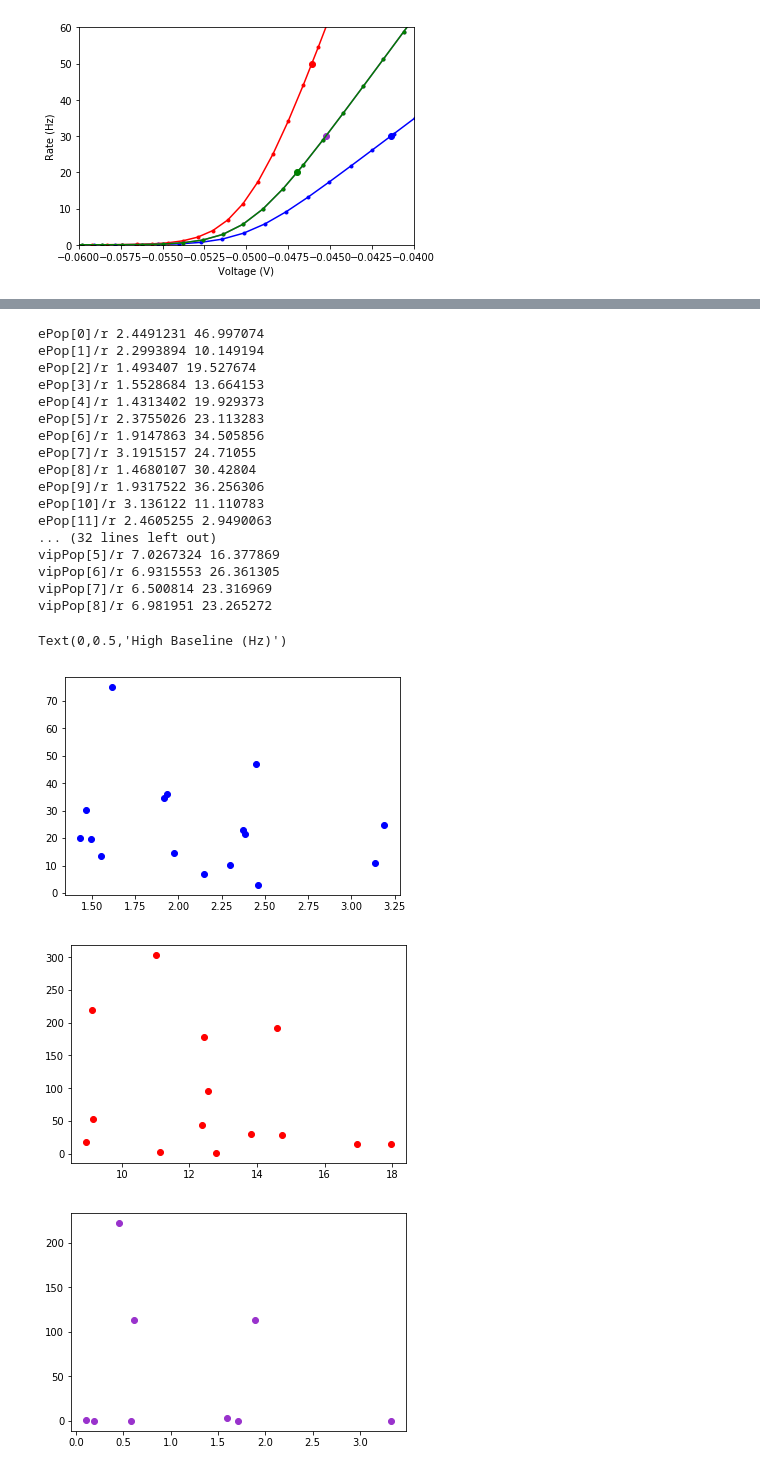
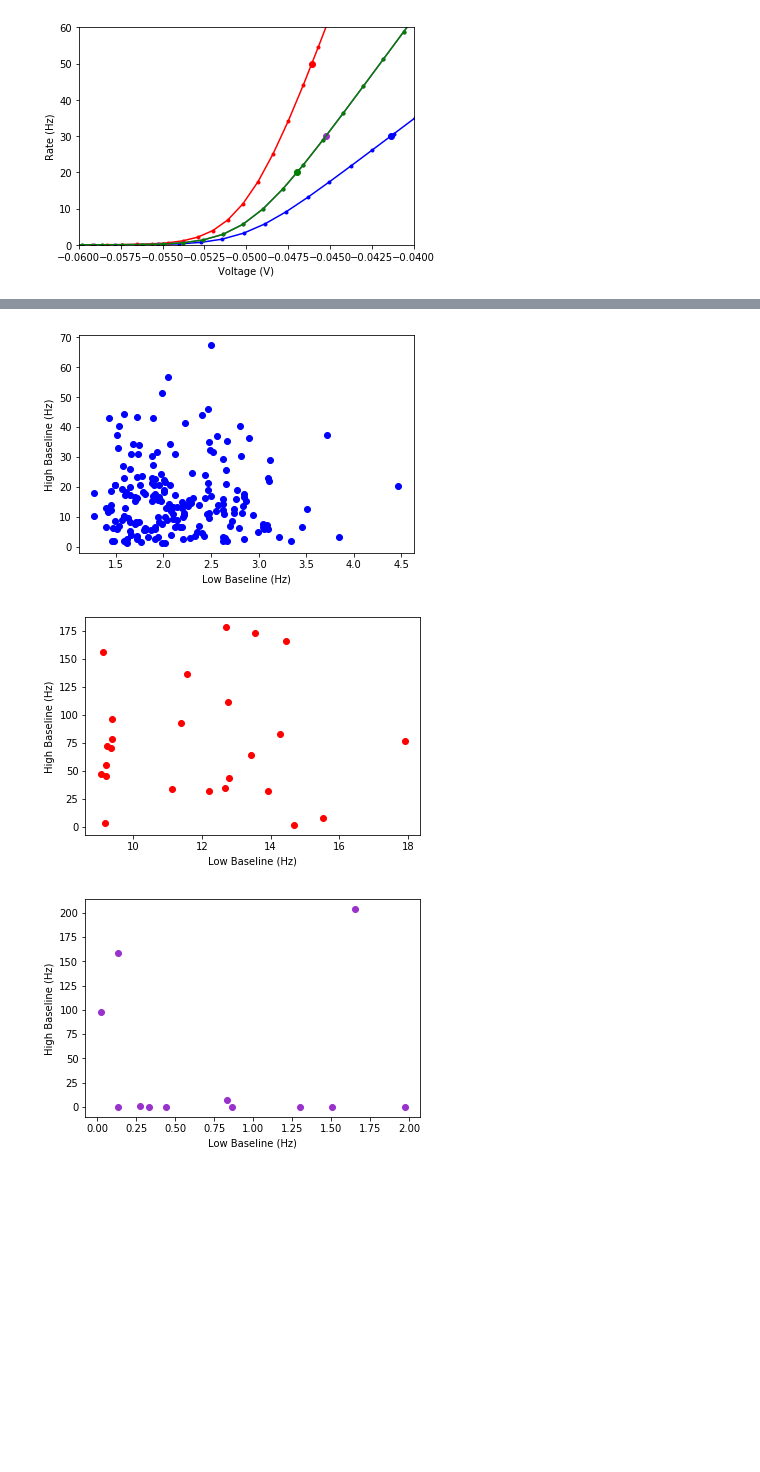
Before and after one commit to OpenSourceBrain/del-Molino2017, a Jupyter notebook: notebooks/Figures.ipynb, the cells around one changed output, grey strips where cells are left out. Cells and saved outputs as stored; diff of their text form; code cells hidden in the pictures; blank space fills up the shorter version.

```diff
--- a/notebooks/Figures.ipynb
+++ b/notebooks/Figures.ipynb
@@ -153,36 +153,19 @@ pyNeuroML >>> Removing file ./Population_pv_high_baseline.dat after having loadi
 pyNeuroML >>> Removing file ./Population_sst_high_baseline.dat after having loading its data!
 pyNeuroML >>> Removing file ./Population_vip_high_baseline.dat after having loading its data!
 # %%
-n_pops = [16, 14, 9, 9]
+import pdb
+n_pops = [200, 25, 12, 12]
 units = ['e', 'pv', 'sst', 'vip']
 population_idx = 0
 for pop_idx, pop in enumerate(units):
     plt.figure()
+    plt.xlabel('Low Baseline (Hz)')
+    plt.ylabel('High Baseline (Hz)')
     for n_pop in range(n_pops[pop_idx]):
-        pop_unit = '%sPop[%d]/r' %(pop, n_pop)
+        #pop_unit = '%sPop[%d]/r' %(pop, n_pop)
+        pop_unit = '%sPop/%d/%s/r' %(pop, n_pop, pop.upper())
         plt.plot(results_low[pop_unit][-1], results_high[pop_unit][-1], 'o', color=colours[pop_idx])
-
-plt.xlabel('Low Baseline (Hz)')
-plt.ylabel('High Baseline (Hz)')
 # %% [output]
-ePop[0]/r 2.4491231 46.997074
-ePop[1]/r 2.2993894 10.149194
-ePop[2]/r 1.493407 19.527674
-ePop[3]/r 1.5528684 13.664153
-ePop[4]/r 1.4313402 19.929373
-ePop[5]/r 2.3755026 23.113283
-ePop[6]/r 1.9147863 34.505856
-ePop[7]/r 3.1915157 24.71055
-ePop[8]/r 1.4680107 30.42804
-ePop[9]/r 1.9317522 36.256306
-ePop[10]/r 3.136122 11.110783
-ePop[11]/r 2.4605255 2.9490063
-... (32 lines left out)
-vipPop[5]/r 7.0267324 16.377869
-vipPop[6]/r 6.9315553 26.361305
-vipPop[7]/r 6.500814 23.316969
-vipPop[8]/r 6.981951 23.265272
-Text(0,0.5,'High Baseline (Hz)')
-[figure, old version]
+[figure, new version]
-[figure, old version]
+[figure, new version]
-[figure, old version]
+[figure, new version]
```
Also changed, not shown: parts of 1 cell of this notebook.
